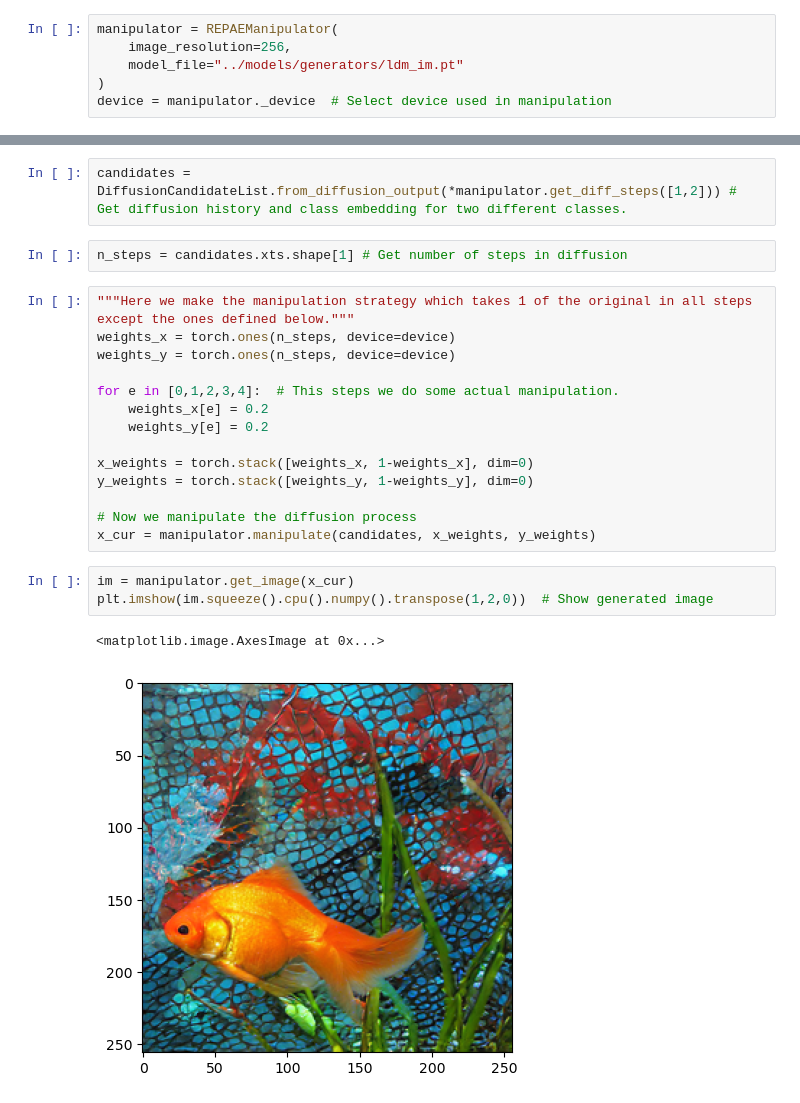
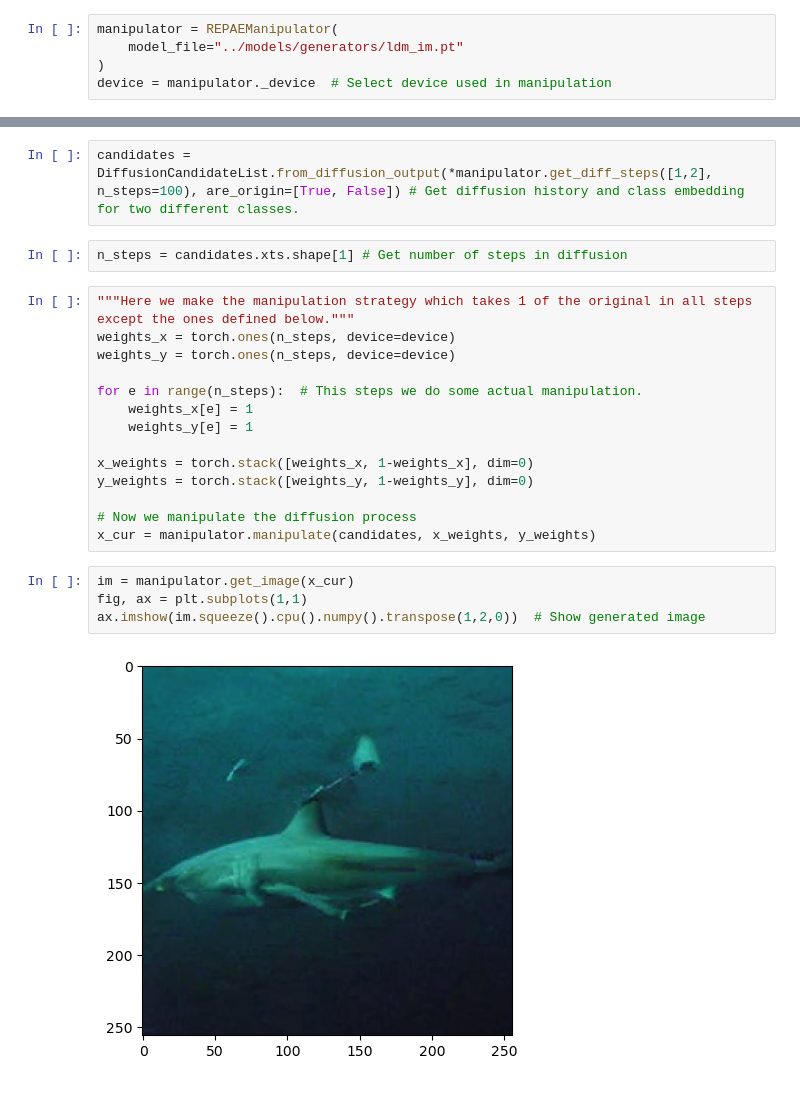
Before and after one commit to ast-fortiss-tum/SMOO, a Jupyter notebook: examples/manipulate_diffusion_example.ipynb, the cells around one changed output, grey strips where cells are left out. Cells and saved outputs as stored; diff of their text form.

Commit message:
Updated manipulation methods

```diff
--- a/examples/manipulate_diffusion_example.ipynb
+++ b/examples/manipulate_diffusion_example.ipynb
@@ -10,14 +13,13 @@ import matplotlib.pyplot as plt
 This notebooks shows how to manipulate the diffusion process in Latent Diffusion Models.
 # %%
 manipulator = REPAEManipulator(
-    image_resolution=256,
     model_file="../models/generators/ldm_im.pt"
 )
 device = manipulator._device  # Select device used in manipulation
 # %% [output]
 Using cache found in /home/weissl/.cache/torch/hub/facebookresearch_dinov2_main
 # %%
-candidates = DiffusionCandidateList.from_diffusion_output(*manipulator.get_diff_steps([1,2])) # Get diffusion history and class embedding for two different classes.
+candidates = DiffusionCandidateList.from_diffusion_output(*manipulator.get_diff_steps([1,2], n_steps=100), are_origin=[True, False]) # Get diffusion history and class embedding for two different classes.
 # %%
 n_steps = candidates.xts.shape[1] # Get number of steps in diffusion
 # %%
@@ -25,9 +27,9 @@ n_steps = candidates.xts.shape[1] # Get number of steps in diffusion
 weights_x = torch.ones(n_steps, device=device)
 weights_y = torch.ones(n_steps, device=device)
 
-for e in [0,1,2,3,4]:  # This steps we do some actual manipulation.
-    weights_x[e] = 0.2
-    weights_y[e] = 0.2
+for e in range(n_steps):  # This steps we do some actual manipulation.
+    weights_x[e] = 1
+    weights_y[e] = 1
 
 x_weights = torch.stack([weights_x, 1-weights_x], dim=0)
 y_weights = torch.stack([weights_y, 1-weights_y], dim=0)
@@ -36,7 +38,7 @@ y_weights = torch.stack([weights_y, 1-weights_y], dim=0)
 x_cur = manipulator.manipulate(candidates, x_weights, y_weights)
 # %%
 im = manipulator.get_image(x_cur)
-plt.imshow(im.squeeze().cpu().numpy().transpose(1,2,0))  # Show generated image
+fig, ax = plt.subplots(1,1)
+ax.imshow(im.squeeze().cpu().numpy().transpose(1,2,0))  # Show generated image
 # %% [output]
-<matplotlib.image.AxesImage at 0x...>
-[figure, old version]
+[figure, new version]
```
Also changed, not shown: parts of 1 cell of this notebook, 2 other files.
